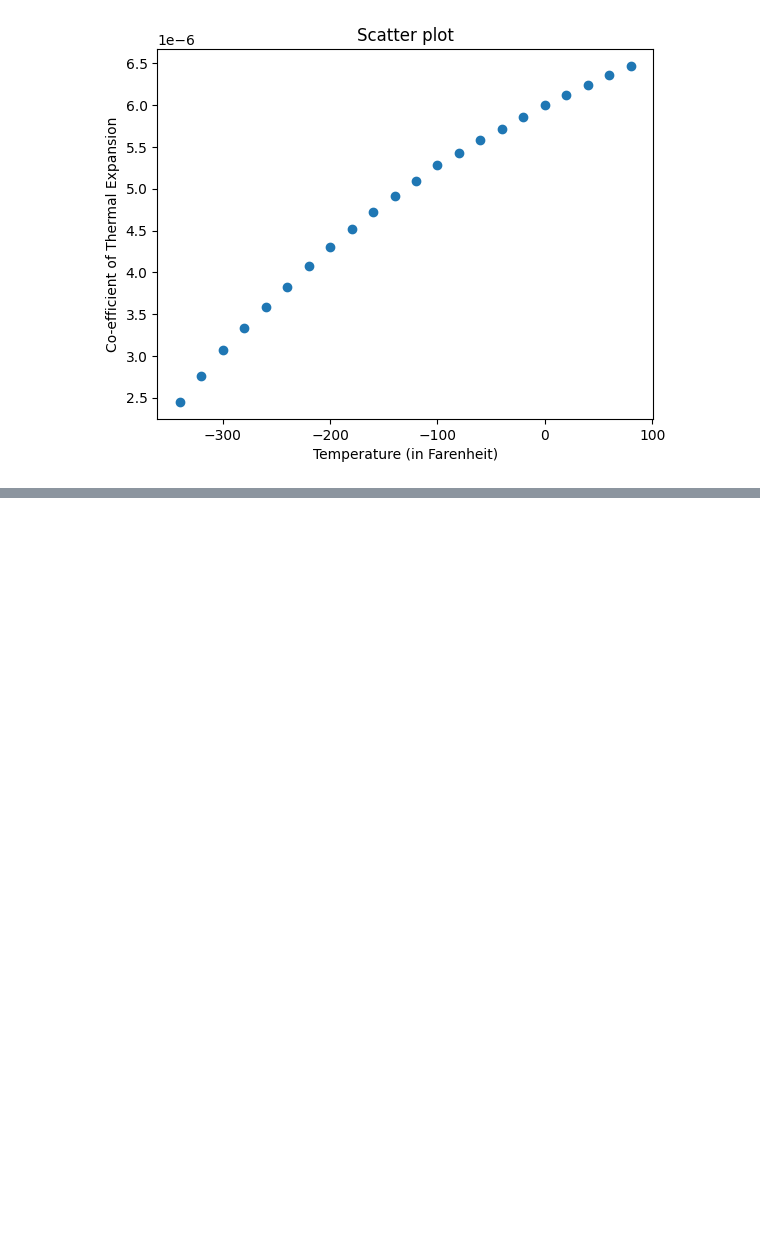
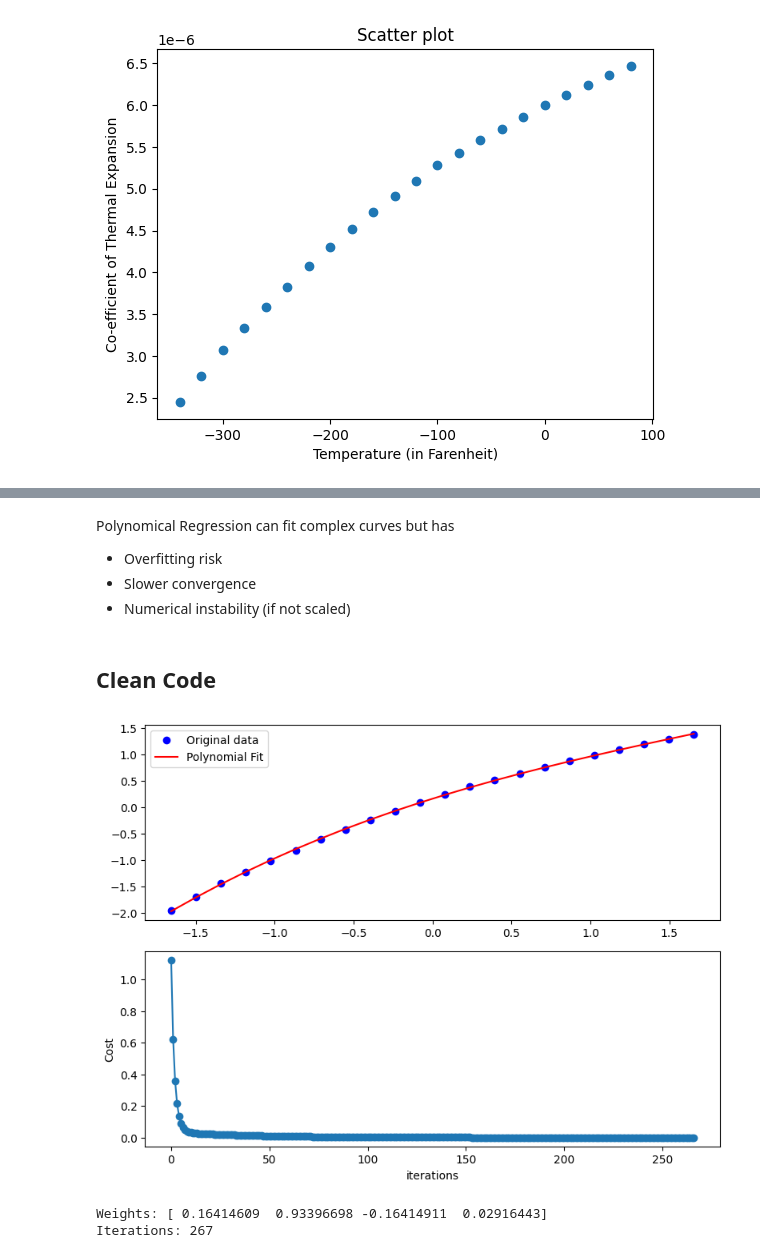
Before and after one commit to ravichandrakorivi/deep-learning, a Jupyter notebook: linear-regression/linear_regression_models.ipynb, the cells around one changed output, grey strips where cells are left out. Saved outputs shown, nothing was run; the diff lists cells and outputs as text; code cells hidden in the pictures; blank space fills up the shorter version.

```diff
--- a/linear-regression/linear_regression_models.ipynb
+++ b/linear-regression/linear_regression_models.ipynb
@@ -150,0 +474,76 @@ plt.show()
+# %% [markdown]
+Polynomical Regression can fit complex curves but has
+- Overfitting risk
+- Slower convergence
+- Numerical instability (if not scaled)
+# %% [markdown]
+## Clean Code
+# %%
+import numpy as np
+import matplotlib.pyplot as plt
+
+def create_polynomial_features(x, degree):
+    return np.vstack([x**i for i in range(degree + 1)]).T
+
+def compute_cost(X, y, w):
+    m = len(y)
+    return (0.5 / m) * np.sum((y - X @ w)**2)
+
+def gradient_descent(X, y, eta=0.1, eps=1e-6, max_iters=10000):
+    m, n = X.shape
+    rng = np.random.default_rng(42)
+    w = rng.random(n)
+
+    cost_history = []
+    cost_change = 1
+    num_iters = 0
+
+    while cost_change > eps and num_iters < max_iters:
+        yhat = X @ w
+        gradient = -(X.T @ (y - yhat)) / m
+        w = w - eta * gradient
+
+        cost = compute_cost(X, y, w)
+        cost_history.append(cost)
+
+        if len(cost_history) > 1:
+            cost_change = abs(cost_history[-1] - cost_history[-2])
+
+        num_iters += 1
+
+    return w, cost_history, num_iters
+
+# Normalize
+x = (temperature - np.mean(temperature)) / np.std(temperature)
+y = (alpha - np.mean(alpha)) / np.std(alpha)
+
+degree = 3
+X = create_polynomial_features(x, degree)
+
+w, cost_history, num_iters = gradient_descent(X, y)
+
+# Matrix multiplication
+yhat = X @ w
+
+# Plot
+plt.figure(figsize=(8, 6))
+
+plt.subplot(211)
+plt.plot(x, y, 'bo', label="Original data")
+plt.plot(x, yhat, 'r-', label="Polynomial Fit")
+plt.legend()
+
+plt.subplot(212)
+plt.plot(cost_history, '-o')
+plt.xlabel("iterations")
+plt.ylabel("Cost")
+
+plt.tight_layout()
+plt.show()
+
+print("Weights:", w)
+print("Iterations:", num_iters)
+# %% [output]
+[figure, added]
+Weights: [ 0.16414609  0.93396698 -0.16414911  0.02916443]
+Iterations: 267
```
Also changed, not shown: parts of 22 cells of this notebook.
